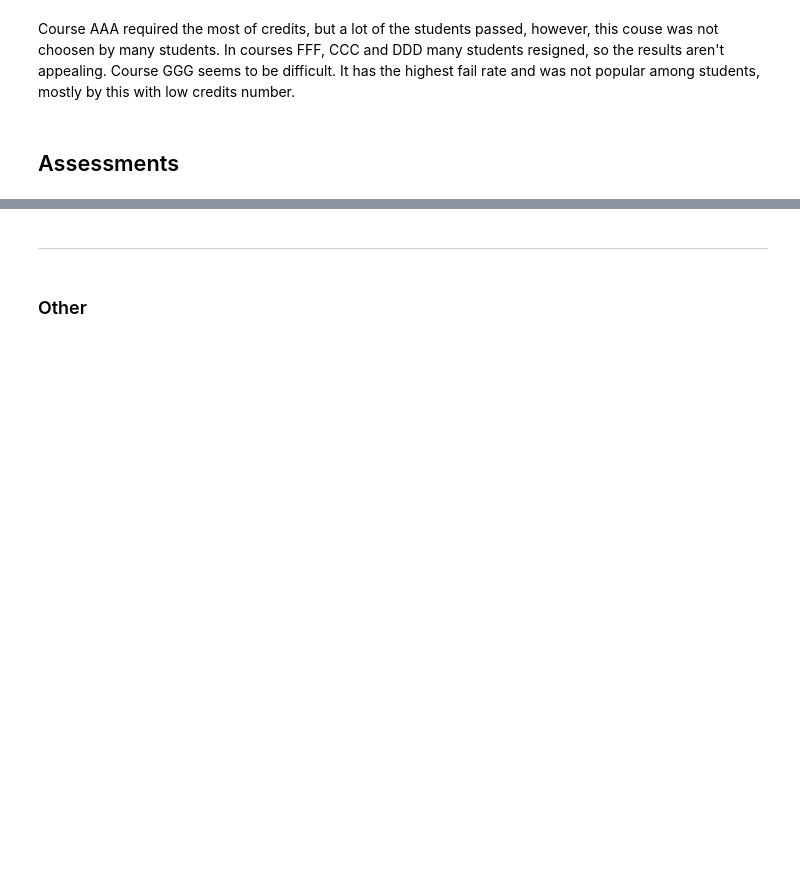
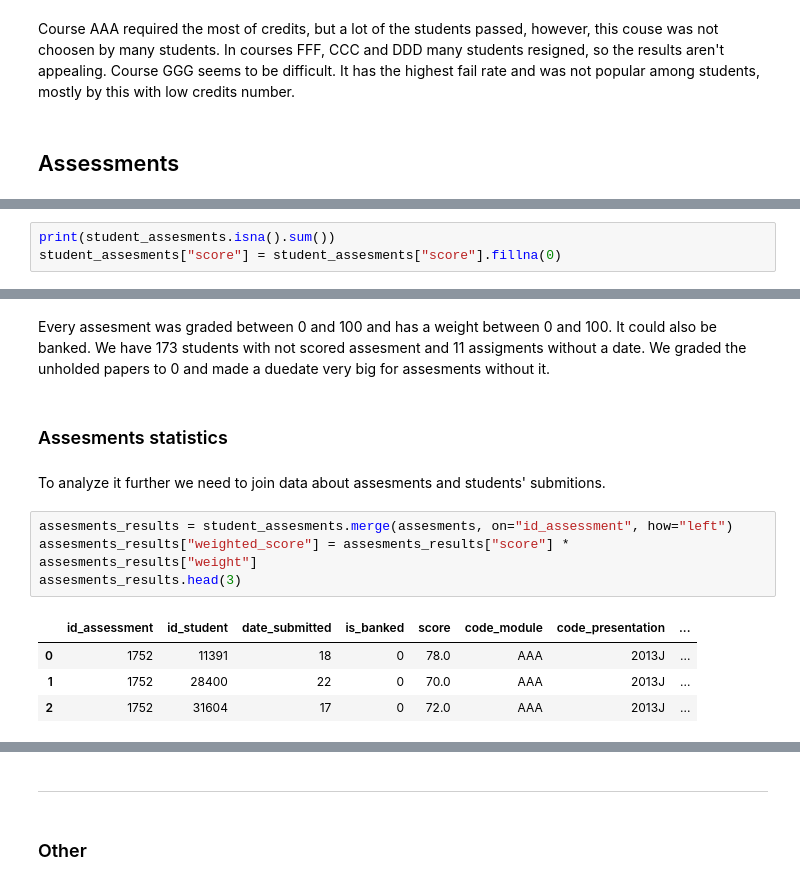
Before and after one commit to annapanfil/UPV, a Jupyter notebook: EDA/2_analysis.ipynb, the cells around one changed output, grey strips where cells are left out. Drawn from its saved outputs; the diff is of its cells as text; blank space fills up the shorter version.

```diff
--- a/EDA/2_analysis.ipynb
+++ b/EDA/2_analysis.ipynb
@@ -307,0 +308,3 @@ assesments.head(3)
+# %%
+print(student_assesments.isna().sum())
+student_assesments["score"] = student_assesments["score"].fillna(0)
@@ -307,0 +337,15 @@ assesments.head(3)
+# %% [markdown]
+Every assesment was graded between 0 and 100 and has a weight between 0 and 100. It could also be banked. We have 173 students with not scored assesment and 11 assigments without a date. We graded the unholded papers to 0 and made a duedate very big for assesments without it.
+# %% [markdown]
+### Assesments statistics
+# %% [markdown]
+To analyze it further we need to join data about assesments and students' submitions.
+# %%
+assesments_results = student_assesments.merge(assesments, on="id_assessment", how="left")
+assesments_results["weighted_score"] = assesments_results["score"] * assesments_results["weight"]
+assesments_results.head(3)
+# %% [output]
+|  | id_assessment | id_student | date_submitted | is_banked | score | code_module | code_presentation | ... |
+| 0 | 1752 | 11391 | 18 | 0 | 78.0 | AAA | 2013J | ... |
+| 1 | 1752 | 28400 | 22 | 0 | 70.0 | AAA | 2013J | ... |
+| 2 | 1752 | 31604 | 17 | 0 | 72.0 | AAA | 2013J | ... |
```
Also changed, not shown: parts of 44 cells of this notebook.
